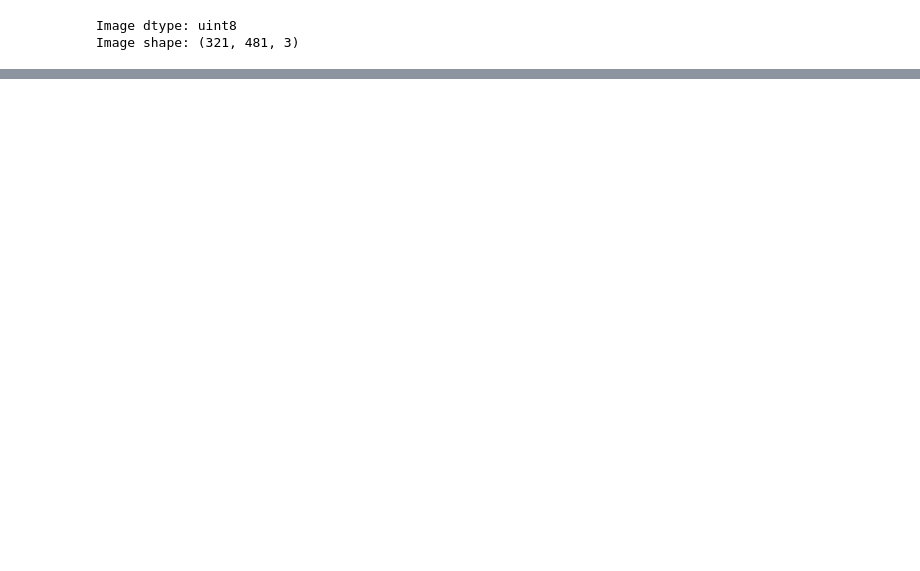
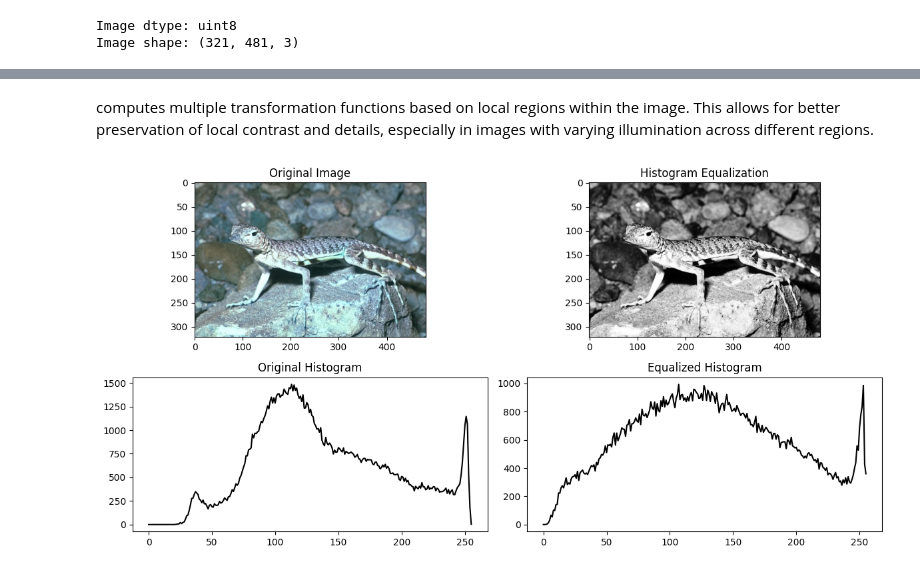
Before and after one commit to Aleena24/Computer-Vision, a Jupyter notebook: lab3_image_enhancement.ipynb, the cells around one changed output, grey strips where cells are left out. Drawn from its saved outputs; the diff is of its cells as text; code cells hidden in the pictures; blank space fills up the shorter version.

```diff
--- a/lab3_image_enhancement.ipynb
+++ b/lab3_image_enhancement.ipynb
@@ -115,0 +141,43 @@ plt.show()
+# %%
+# Create a CLAHE object (Arguments are optional)
+clahe = cv2.createCLAHE(clipLimit=2.0, tileGridSize=(8,8))
+
+# Convert the image to grayscale
+gray_image = cv2.cvtColor(image, cv2.COLOR_BGR2GRAY)
+
+# Perform histogram equalization
+equalized_image = cv2.equalizeHist(gray_image)
+
+# Apply CLAHE to the image
+equalized_img = clahe.apply(gray_image)
+# %% [markdown]
+computes multiple transformation functions based on local regions within the image. This allows for better preservation of local contrast and details, especially in images with varying illumination across different regions.
+# %%
+# Compute histograms
+hist_orig = cv2.calcHist([gray_image], [0], None, [256], [0, 256])
+hist_equ = cv2.calcHist([equalized_img], [0], None, [256], [0, 256])
+hist_clahe = cv2.calcHist([gray_image], [0], None, [256], [0, 256])
+
+# Plot histograms
+plt.figure(figsize=(12, 6))
+
+plt.subplot(2, 2, 1)
+plt.imshow(image, cmap='gray')
+plt.title('Original Image')
+
+plt.subplot(2, 2, 2)
+plt.imshow(equalized_image, cmap='gray')
+plt.title('Histogram Equalization')
+
+plt.subplot(2, 2, 3)
+plt.plot(hist_orig, color='black')
+plt.title('Original Histogram')
+
+plt.subplot(2, 2, 4)
+plt.plot(hist_equ, color='black')
+plt.title('Equalized Histogram')
+
+plt.tight_layout()
+plt.show()
+# %% [output]
+[figure, added]
```
Also changed, not shown: parts of 10 cells of this notebook.
